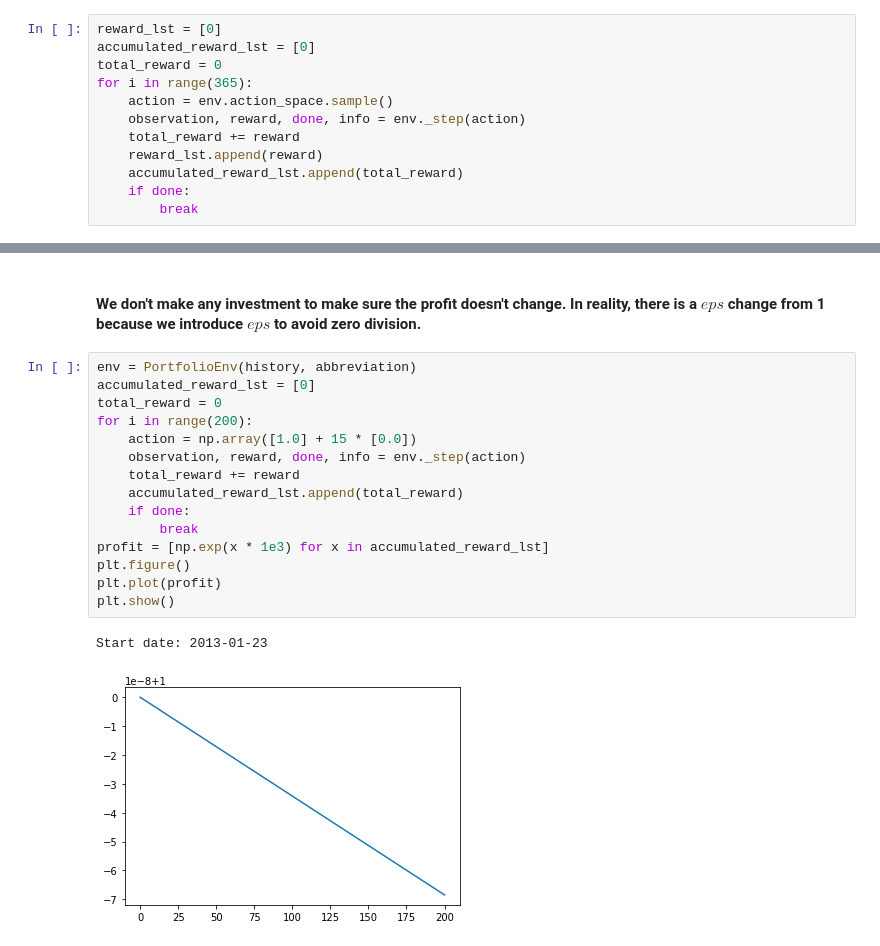
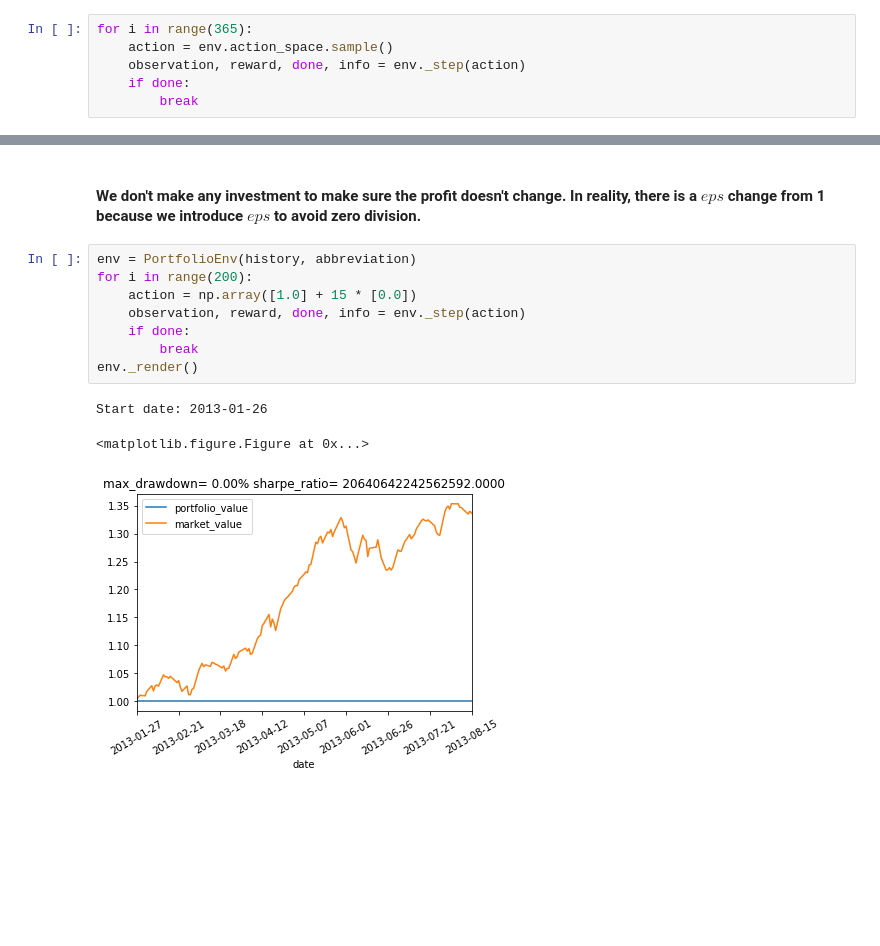
Before and after one commit to vermouth1992/drl-portfolio-management, a Jupyter notebook: src/data_visualization.ipynb, the cells around one changed output, grey strips where cells are left out. Saved outputs shown, nothing was run; the diff lists cells and outputs as text; blank space fills up the shorter version.

Commit message:
add render method and normalize observation by open price

```diff
--- a/src/data_visualization.ipynb
+++ b/src/data_visualization.ipynb
@@ -57,12 +57,6 @@ Start date: 2015-05-04
 # %%
-reward_lst = [0]
-accumulated_reward_lst = [0]
-total_reward = 0
 for i in range(365):
     action = env.action_space.sample()
     observation, reward, done, info = env._step(action)
-    total_reward += reward
-    reward_lst.append(reward)
-    accumulated_reward_lst.append(total_reward)
     if done:
         break
@@ -89,19 +73,13 @@ Start date: 2014-07-23
 #### We don't make any investment to make sure the profit doesn't change. In reality, there is a $eps$ change from 1 because we introduce $eps$ to avoid zero division.
 # %%
 env = PortfolioEnv(history, abbreviation)
-accumulated_reward_lst = [0]
-total_reward = 0
 for i in range(200):
     action = np.array([1.0] + 15 * [0.0])
     observation, reward, done, info = env._step(action)
-    total_reward += reward
-    accumulated_reward_lst.append(total_reward)
     if done:
         break
-profit = [np.exp(x * 1e3) for x in accumulated_reward_lst]
-plt.figure()
-plt.plot(profit)
-plt.show()
+env._render()
 # %% [output]
-Start date: 2013-01-23
+Start date: 2013-01-26
+<matplotlib.figure.Figure at 0x...>
-[figure, old version]
+[figure, new version]
```
Also changed, not shown: parts of 5 cells of this notebook, 1 other file.
